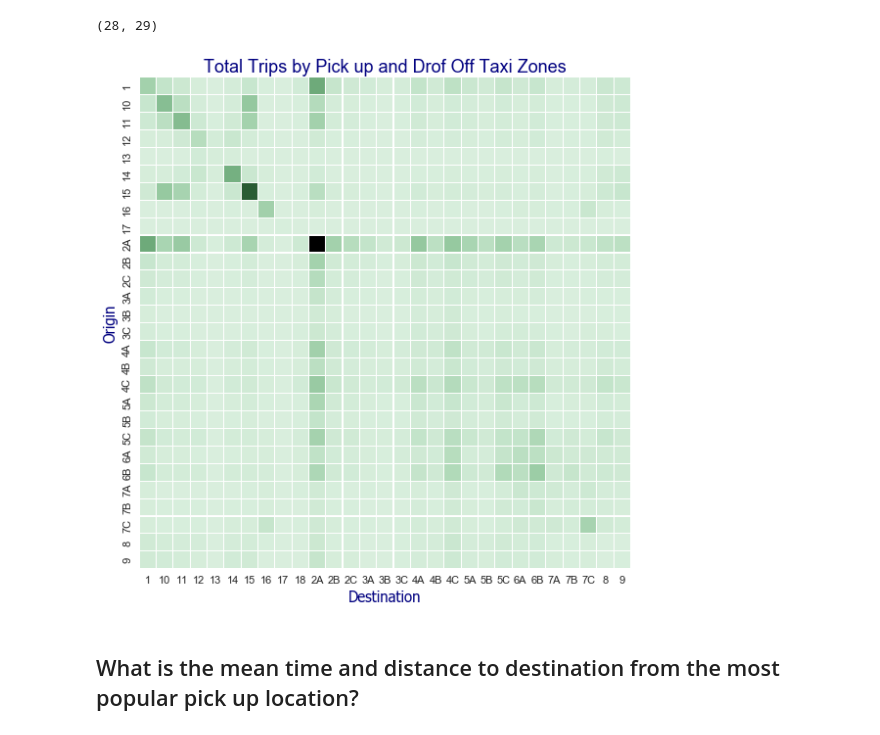
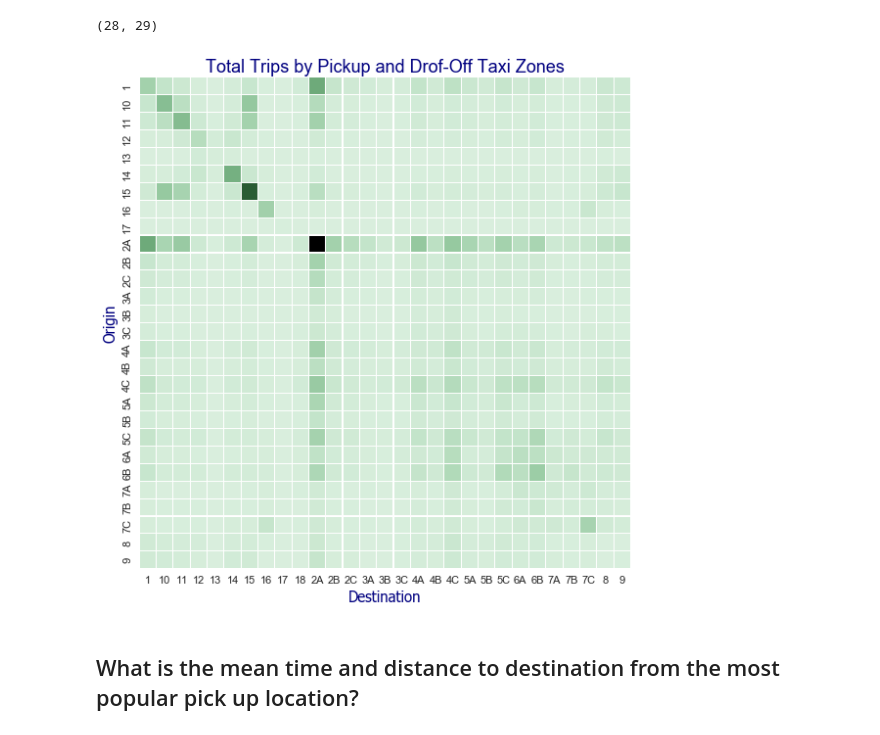
Before and after one commit to geoninja/Uber-Data-Analysis, a Jupyter notebook: NYC_Uber_Rides.ipynb, the cells around one changed output. Drawn from its saved outputs; the diff is of its cells as text; code cells hidden in the pictures.

Commit message:
updates in notebook, figures, gitignore

```diff
--- a/NYC_Uber_Rides.ipynb
+++ b/NYC_Uber_Rides.ipynb
@@ -1037,19 +1039,19 @@ df_plt3.shape
 # %%
 #Visualize the origin versus destination matrix via a heatmap:
 
 fig = plt.figure(figsize=(9,9))
 
 cmap = sns.cubehelix_palette(8, start=2, rot=0, dark=0, light=.9, as_cmap=True) #'YlOrRd' #ggplot:'viridis'
 
 sns.heatmap(df_plt3, cmap=cmap, linewidths=0.1, cbar=False)
 
-plt.title('Total Trips by Pick up and Drof Off Taxi Zones', fontsize=18, color='navy')
+plt.title('Total Trips by Pickup and Drof-Off Taxi Zones', fontsize=18, color='navy')
 plt.xlabel('Destination', fontsize=15, fontname='Tahoma', color='navy')
 plt.ylabel('Origin', fontsize=15, fontname='Tahoma', color='navy')
 plt.tick_params(labelsize=11)
 plt.show()
 # %% [output]
-[figure, old version]
+[figure, new version]
 # %% [markdown]
 ## What is the mean time and distance to destination from the most popular pick up location?
 # %%
```
Also changed, not shown: parts of 6 cells of this notebook, 3 other files.
